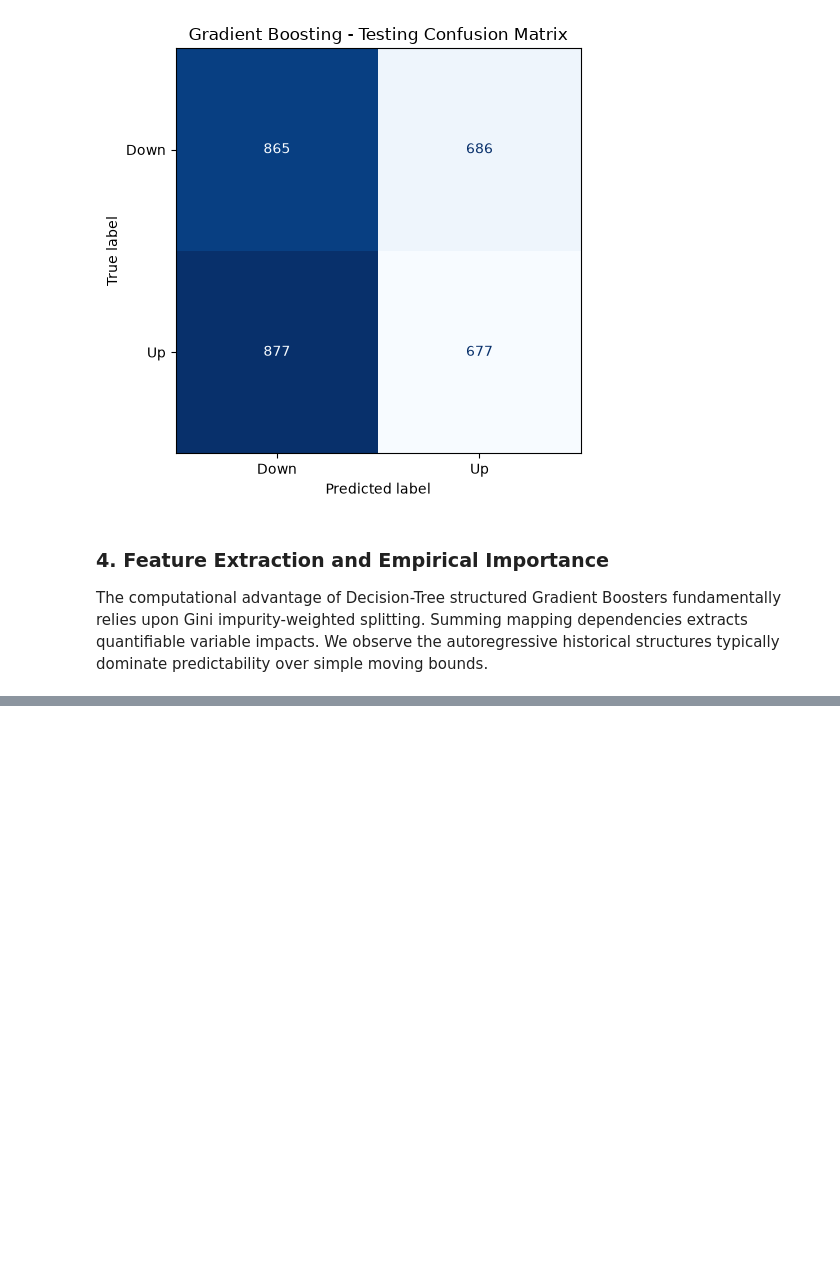
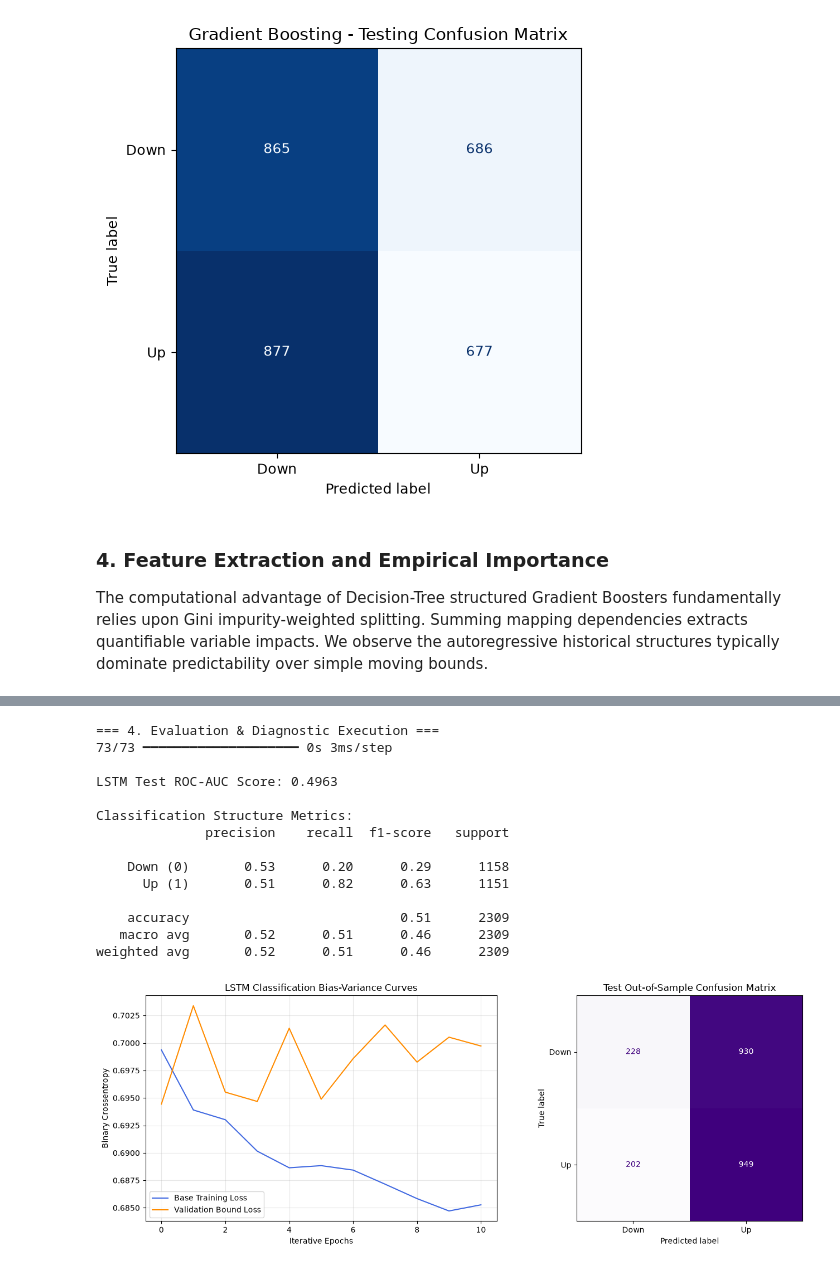
Before and after one commit to velizarMitov/EURUSD-prophet, a Jupyter notebook: notebooks/01_data_preparation.ipynb, the cells around one changed output, grey strips where cells are left out. Cells and saved outputs as stored; diff of their text form; code cells hidden in the pictures; blank space fills up the shorter version.

Commit message:
Implement final LSTM sliding window classification phase with formal model comparison

```diff
--- a/notebooks/01_data_preparation.ipynb
+++ b/notebooks/01_data_preparation.ipynb
@@ -1323,0 +1457,54 @@ plt.show()
+# %%
+from sklearn.metrics import classification_report, roc_auc_score, ConfusionMatrixDisplay
+
+print("=== 4. Evaluation & Diagnostic Execution ===")
+
+# Compute predictions applying the standard 0.5 boundary threshold logic
+y_prob_lstm = lstm_model.predict(X_test_seq).ravel()
+y_pred_lstm = (y_prob_lstm >= 0.5).astype(int)
+
+auc_lstm_cla = roc_auc_score(y_test_seq, y_prob_lstm)
+
+print(f"\nLSTM Test ROC-AUC Score: {auc_lstm_cla:.4f}")
+print("\nClassification Structure Metrics:")
+print(classification_report(y_test_seq, y_pred_lstm, target_names=['Down (0)', 'Up (1)']))
+
+# Dual Subplot Visualization: Learning Curves + Test Confusion Matrix
+fig, axes = plt.subplots(1, 2, figsize=(14, 5))
+
+# Plot 1: Optimization Curves traversing the Generalization Gap
+axes[0].plot(history_lstm.history['loss'], label='Base Training Loss', color='royalblue')
+axes[0].plot(history_lstm.history['val_loss'], label='Validation Bound Loss', color='darkorange')
+axes[0].set_title('LSTM Classification Bias-Variance Curves')
+axes[0].set_xlabel('Iterative Epochs')
+axes[0].set_ylabel('Binary Crossentropy')
+axes[0].legend()
+axes[0].grid(True, alpha=0.3)
+
+# Plot 2: Confusion Execution Results
+ConfusionMatrixDisplay.from_predictions(
+    y_test_seq, y_pred_lstm,
+    display_labels=['Down', 'Up'],
+    cmap='Purples', colorbar=False, ax=axes[1]
+)
+axes[1].set_title('Test Out-of-Sample Confusion Matrix')
+
+plt.tight_layout()
+plt.savefig('../results/10_lstm_evaluation.png', dpi=120)
+plt.show()
+# %% [output]
+=== 4. Evaluation & Diagnostic Execution ===
+73/73 ━━━━━━━━━━━━━━━━━━━━ 0s 3ms/step
+
+LSTM Test ROC-AUC Score: 0.4963
+
+Classification Structure Metrics:
+              precision    recall  f1-score   support
+
+    Down (0)       0.53      0.20      0.29      1158
+      Up (1)       0.51      0.82      0.63      1151
+
+    accuracy                           0.51      2309
+   macro avg       0.52      0.51      0.46      2309
+weighted avg       0.52      0.51      0.46      2309
+[figure, added]
```
Also changed, not shown: parts of 4 cells of this notebook.
